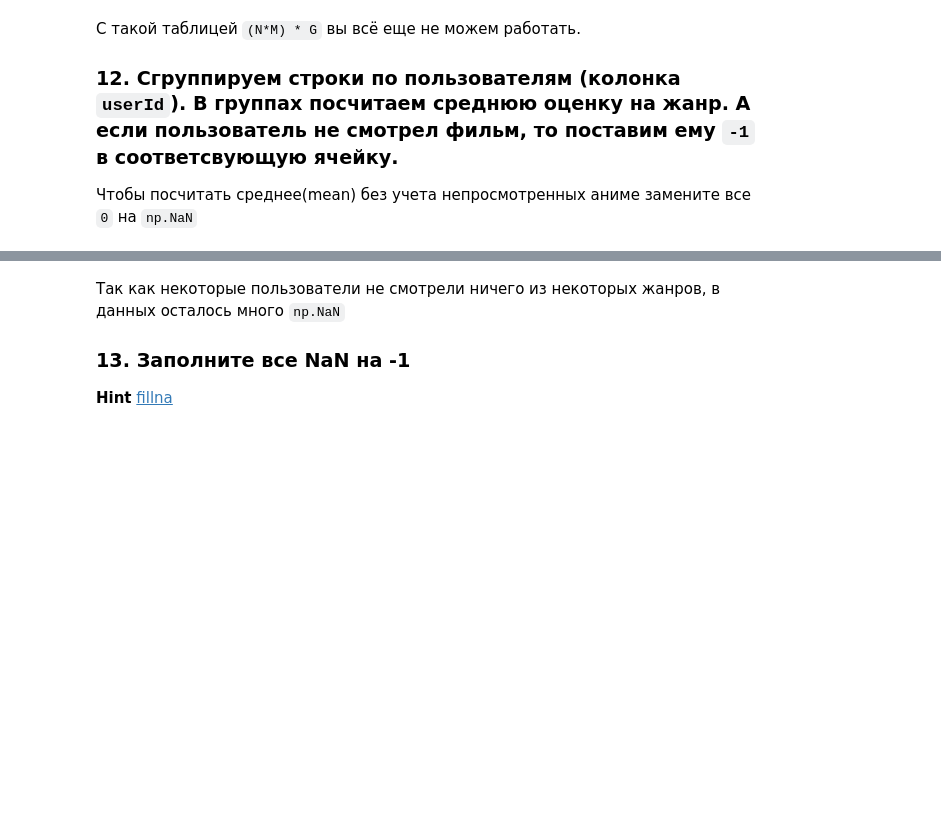
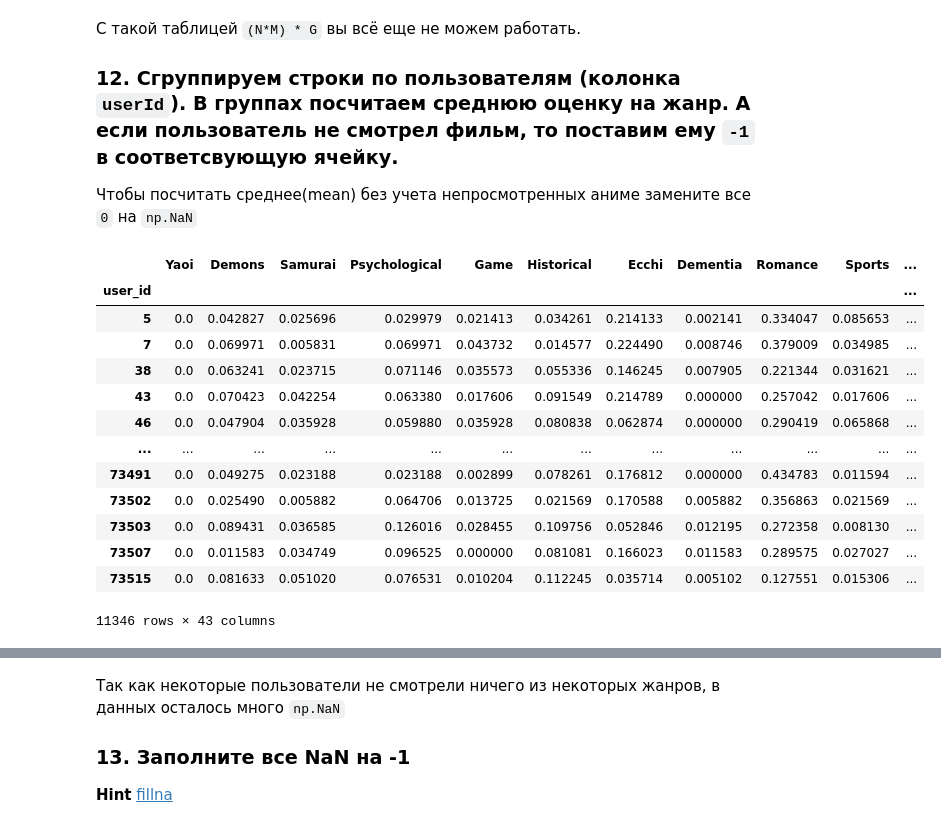
Before and after one commit to mirolyubovaalyona/02-ml-advanced, a Jupyter notebook: 02_clustering/04-hw-clustering.ipynb, the cells around one changed output, grey strips where cells are left out. Saved outputs shown, nothing was run; the diff lists cells and outputs as text; code cells hidden in the pictures; blank space fills up the shorter version.

```diff
--- a/02_clustering/04-hw-clustering.ipynb
+++ b/02_clustering/04-hw-clustering.ipynb
@@ -539,4 +539,22 @@ df
 # %%
 ###  Ваш код  ###
 
 df = df.drop(columns='anime_id')
+df = df.groupby('user_id').mean(numeric_only=True)
+df = df.drop(columns='rating')
+df
+# %% [output]
+|  | Yaoi | Demons | Samurai | Psychological | Game | Historical | Ecchi | Dementia | Romance | Sports | ... |
+| user_id |  |  |  |  |  |  |  |  |  |  | ... |
+| 5 | 0.0 | 0.042827 | 0.025696 | 0.029979 | 0.021413 | 0.034261 | 0.214133 | 0.002141 | 0.334047 | 0.085653 | ... |
+| 7 | 0.0 | 0.069971 | 0.005831 | 0.069971 | 0.043732 | 0.014577 | 0.224490 | 0.008746 | 0.379009 | 0.034985 | ... |
+| 38 | 0.0 | 0.063241 | 0.023715 | 0.071146 | 0.035573 | 0.055336 | 0.146245 | 0.007905 | 0.221344 | 0.031621 | ... |
+| 43 | 0.0 | 0.070423 | 0.042254 | 0.063380 | 0.017606 | 0.091549 | 0.214789 | 0.000000 | 0.257042 | 0.017606 | ... |
+| 46 | 0.0 | 0.047904 | 0.035928 | 0.059880 | 0.035928 | 0.080838 | 0.062874 | 0.000000 | 0.290419 | 0.065868 | ... |
+| ... | ... | ... | ... | ... | ... | ... | ... | ... | ... | ... | ... |
+| 73491 | 0.0 | 0.049275 | 0.023188 | 0.023188 | 0.002899 | 0.078261 | 0.176812 | 0.000000 | 0.434783 | 0.011594 | ... |
+| 73502 | 0.0 | 0.025490 | 0.005882 | 0.064706 | 0.013725 | 0.021569 | 0.170588 | 0.005882 | 0.356863 | 0.021569 | ... |
+| 73503 | 0.0 | 0.089431 | 0.036585 | 0.126016 | 0.028455 | 0.109756 | 0.052846 | 0.012195 | 0.272358 | 0.008130 | ... |
+| 73507 | 0.0 | 0.011583 | 0.034749 | 0.096525 | 0.000000 | 0.081081 | 0.166023 | 0.011583 | 0.289575 | 0.027027 | ... |
+| 73515 | 0.0 | 0.081633 | 0.051020 | 0.076531 | 0.010204 | 0.112245 | 0.035714 | 0.005102 | 0.127551 | 0.015306 | ... |
+11346 rows × 43 columns
```
Also changed, not shown: parts of 11 cells of this notebook.
